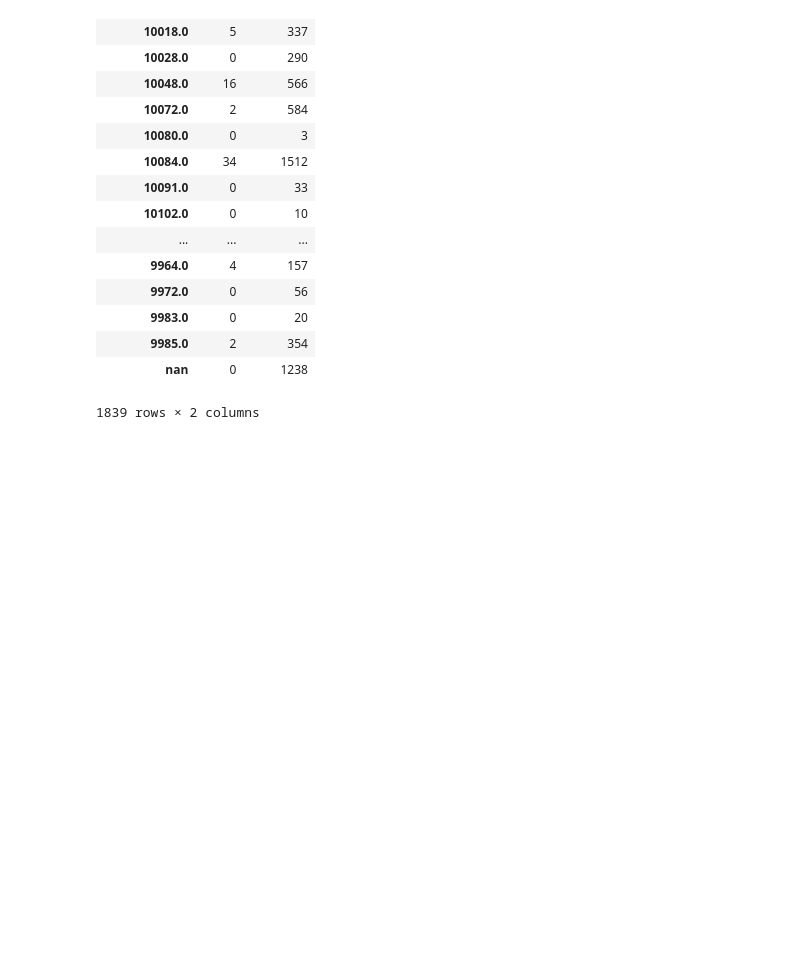
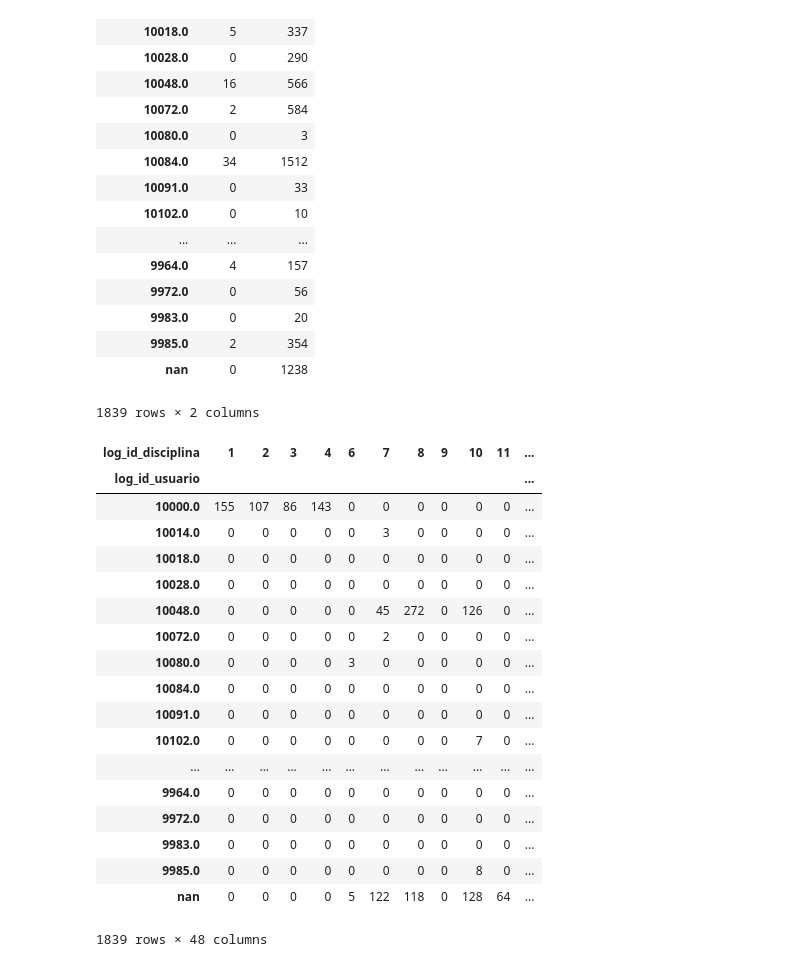
Before and after one commit to SeuRAUL/TccUfrn, a Jupyter notebook: BDTecIMD.ipynb, the cells around one changed output. Cells and saved outputs as stored; diff of their text form; code cells hidden in the pictures; blank space fills up the shorter version.

Commit message:
usuario X disciplinas

```diff
--- a/BDTecIMD.ipynb
+++ b/BDTecIMD.ipynb
@@ -177,3 +177,26 @@ pd.crosstab(log.log_id_usuario, log.log_acao)
 | 9985.0 | 2 | 354 |
 | nan | 0 | 1238 |
 1839 rows × 2 columns
+# %%
+# Comparando id_usuario X id_disciplina
+pd.crosstab(log.log_id_usuario, log.log_id_disciplina)
+# %% [output]
+| log_id_disciplina | 1 | 2 | 3 | 4 | 6 | 7 | 8 | 9 | 10 | 11 | ... |
+| log_id_usuario |  |  |  |  |  |  |  |  |  |  | ... |
+| 10000.0 | 155 | 107 | 86 | 143 | 0 | 0 | 0 | 0 | 0 | 0 | ... |
+| 10014.0 | 0 | 0 | 0 | 0 | 0 | 3 | 0 | 0 | 0 | 0 | ... |
+| 10018.0 | 0 | 0 | 0 | 0 | 0 | 0 | 0 | 0 | 0 | 0 | ... |
+| 10028.0 | 0 | 0 | 0 | 0 | 0 | 0 | 0 | 0 | 0 | 0 | ... |
+| 10048.0 | 0 | 0 | 0 | 0 | 0 | 45 | 272 | 0 | 126 | 0 | ... |
+| 10072.0 | 0 | 0 | 0 | 0 | 0 | 2 | 0 | 0 | 0 | 0 | ... |
+| 10080.0 | 0 | 0 | 0 | 0 | 3 | 0 | 0 | 0 | 0 | 0 | ... |
+| 10084.0 | 0 | 0 | 0 | 0 | 0 | 0 | 0 | 0 | 0 | 0 | ... |
+| 10091.0 | 0 | 0 | 0 | 0 | 0 | 0 | 0 | 0 | 0 | 0 | ... |
+| 10102.0 | 0 | 0 | 0 | 0 | 0 | 0 | 0 | 0 | 7 | 0 | ... |
+| ... | ... | ... | ... | ... | ... | ... | ... | ... | ... | ... | ... |
+| 9964.0 | 0 | 0 | 0 | 0 | 0 | 0 | 0 | 0 | 0 | 0 | ... |
+| 9972.0 | 0 | 0 | 0 | 0 | 0 | 0 | 0 | 0 | 0 | 0 | ... |
+| 9983.0 | 0 | 0 | 0 | 0 | 0 | 0 | 0 | 0 | 0 | 0 | ... |
+| 9985.0 | 0 | 0 | 0 | 0 | 0 | 0 | 0 | 0 | 8 | 0 | ... |
+| nan | 0 | 0 | 0 | 0 | 5 | 122 | 118 | 0 | 128 | 64 | ... |
+1839 rows × 48 columns
```
Also changed, not shown: parts of 3 cells of this notebook.
